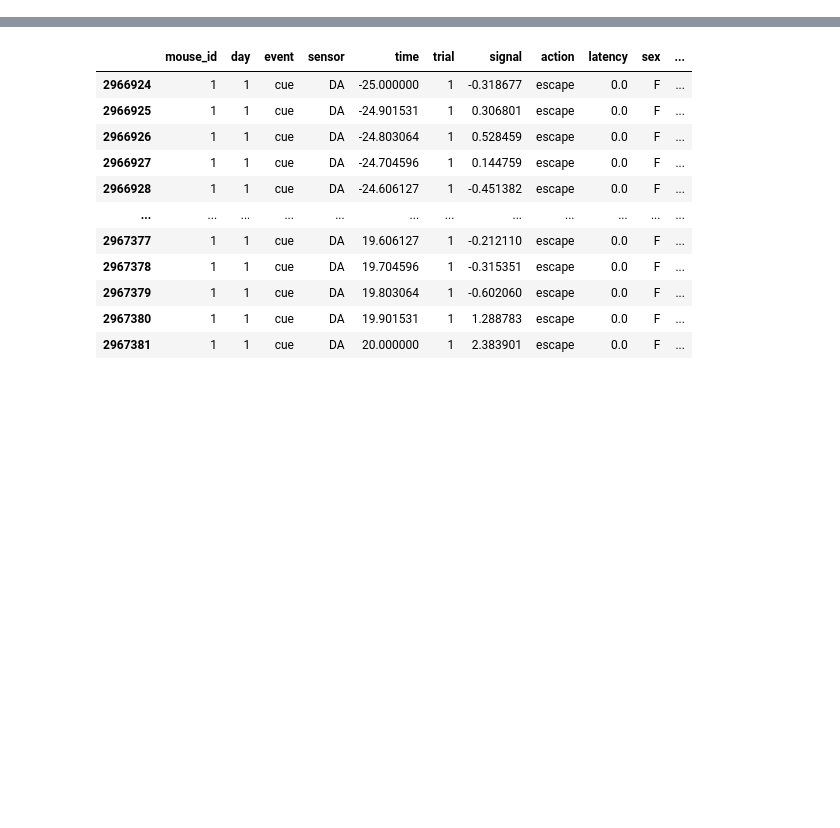
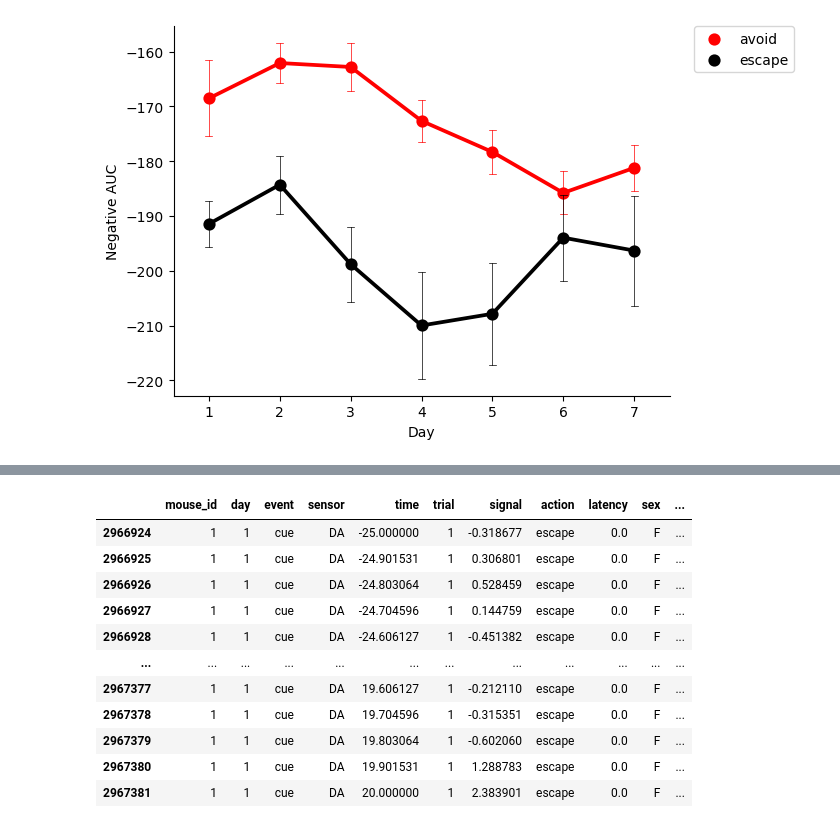
Before and after one commit to Mschaid/ENIGMA, a Jupyter notebook: notebooks/development/auc_pipeline.ipynb, the cells around one changed output, grey strips where cells are left out. Cells and saved outputs as stored; diff of their text form; code cells hidden in the pictures; blank space fills up the shorter version.

```diff
--- a/notebooks/development/auc_pipeline.ipynb
+++ b/notebooks/development/auc_pipeline.ipynb
@@ -33,0 +34,18 @@ df
+# %%
+cols = [col for col in df.columns if col!="action"]
+sns.pointplot(data = df.query("sensor=='DA' & event=='avoid' or sensor=='DA' & event=='escape'"),
+            x = "day",
+            y = "neg_signal_trapz",
+             hue = "event",
+             errorbar='se',
+             palette=["red", "black"],
+             errwidth=0.5,
+             capsize=0.1)
+#move legend
+plt.legend(bbox_to_anchor=(1.05, 1), loc=2, borderaxespad=0.)
+plt.ylabel("Negative AUC")
+plt.xlabel("Day")
+# plt.ylim(-40, -20)
+sns.despine()
+# %% [output]
+[figure, added]
```
Also changed, not shown: parts of 16 cells of this notebook, 6 other files.
